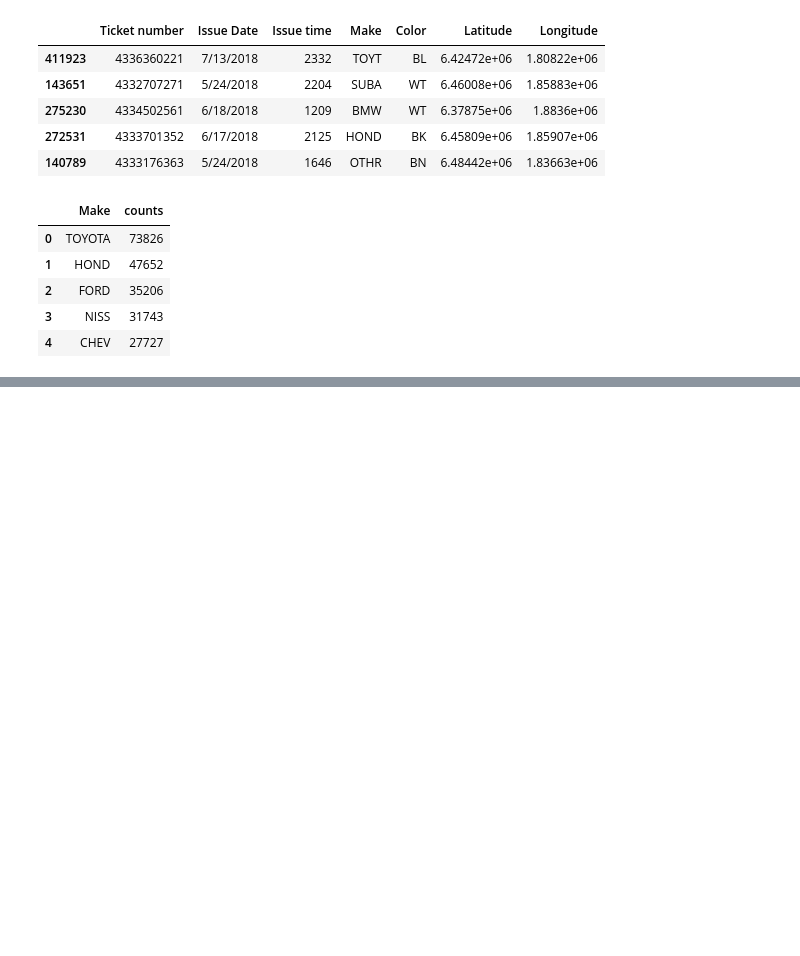
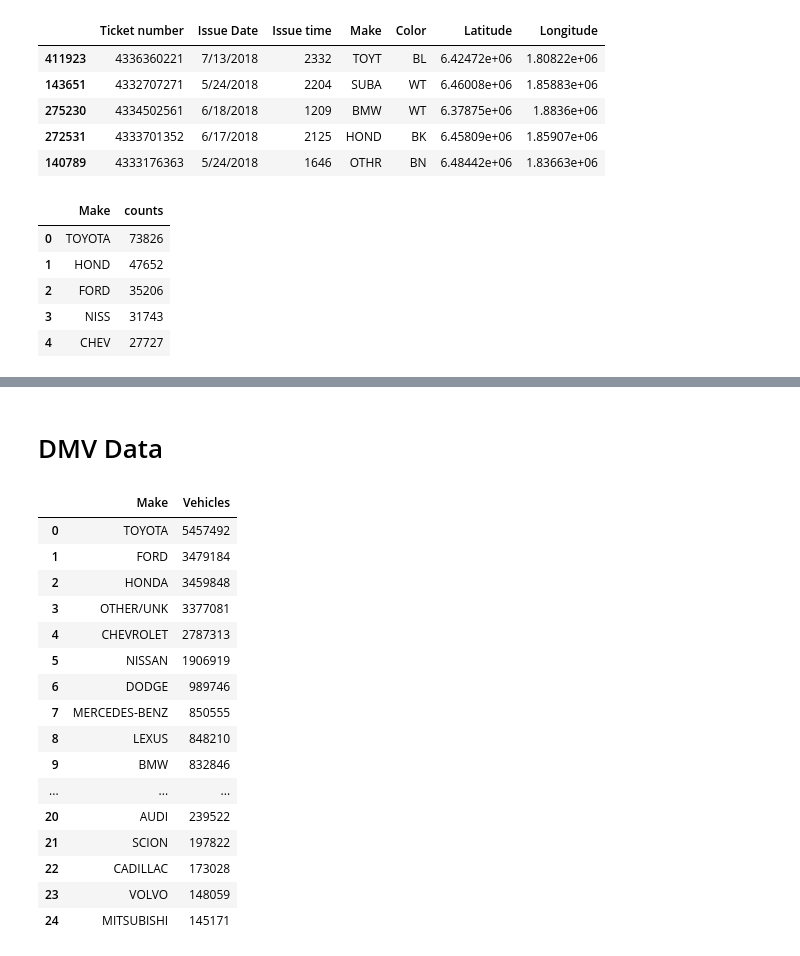
Before and after one commit to chele0630/Team3_Project1, a Jupyter notebook: CitationPy.ipynb, the cells around one changed output, grey strips where cells are left out. Saved outputs shown, nothing was run; the diff lists cells and outputs as text; code cells hidden in the pictures; blank space fills up the shorter version.

```diff
--- a/CitationPy.ipynb
+++ b/CitationPy.ipynb
@@ -185,0 +299,2 @@ stats.chisquare(Combined["Observed"], Combined["Expected"])
+# %% [markdown]
+# DMV Data
@@ -185,0 +305,31 @@ stats.chisquare(Combined["Observed"], Combined["Expected"])
+# %%
+#Take needed columns only
+dmv_df1=dmv_df[["Make", "Vehicles"]]
+
+#Get total number of vehicles for each make
+dmv_df2=dmv_df1.groupby(["Make"]).sum()
+
+#Sort for top 25
+dmv_df2 = dmv_df2.sort_values(["Vehicles"], ascending=False)
+
+#Get top 25
+dmv_df3 = dmv_df2.head(25).reset_index()
+dmv_df3
+# %% [output]
+|  | Make | Vehicles |
+| 0 | TOYOTA | 5457492 |
+| 1 | FORD | 3479184 |
+| 2 | HONDA | 3459848 |
+| 3 | OTHER/UNK | 3377081 |
+| 4 | CHEVROLET | 2787313 |
+| 5 | NISSAN | 1906919 |
+| 6 | DODGE | 989746 |
+| 7 | MERCEDES-BENZ | 850555 |
+| 8 | LEXUS | 848210 |
+| 9 | BMW | 832846 |
+| ... | ... | ... |
+| 20 | AUDI | 239522 |
+| 21 | SCION | 197822 |
+| 22 | CADILLAC | 173028 |
+| 23 | VOLVO | 148059 |
+| 24 | MITSUBISHI | 145171 |
```
Also changed, not shown: parts of 19 cells of this notebook, 5 other files.
